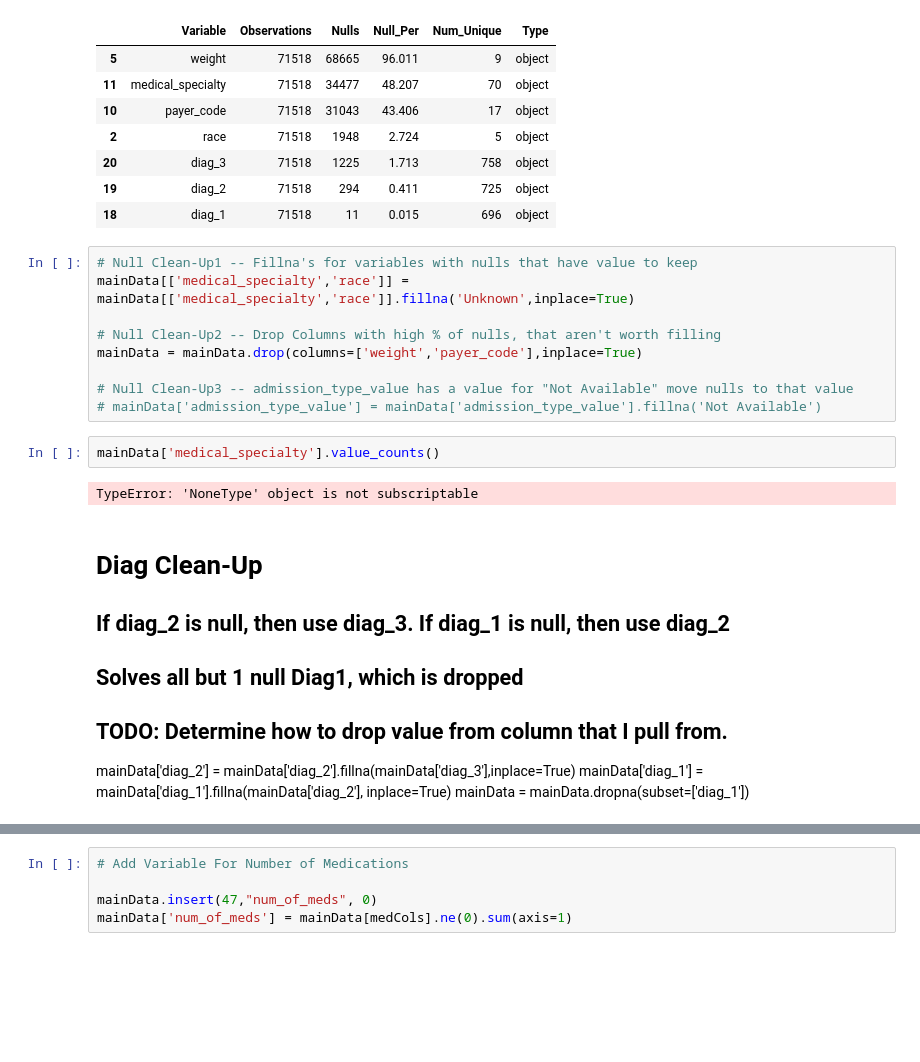
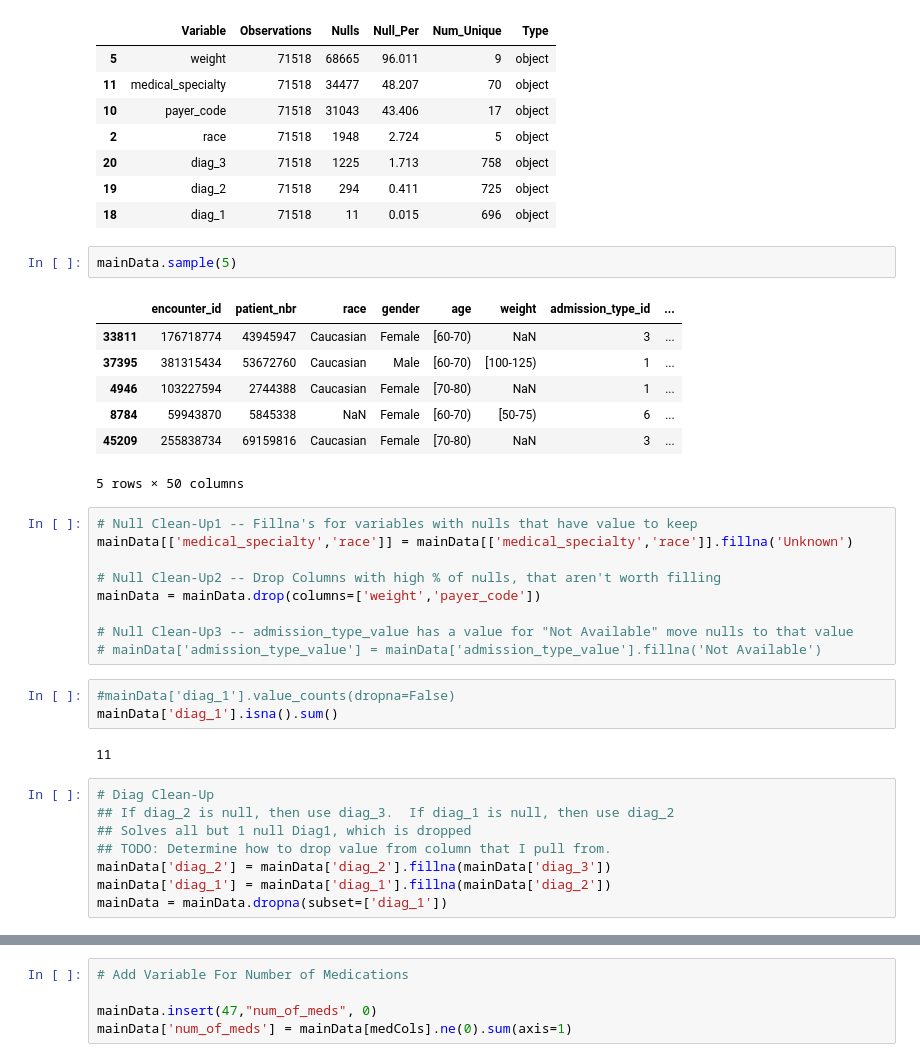
Before and after one commit to bcullinan32/ML_Course, a Jupyter notebook: Class-Data-Clean-Up.ipynb, the cells around one changed output, grey strips where cells are left out. Cells and saved outputs as stored; diff of their text form; blank space fills up the shorter version.

Commit message:
resolved bug causing NoneType error

```diff
--- a/Class-Data-Clean-Up.ipynb
+++ b/Class-Data-Clean-Up.ipynb
@@ -271,25 +268,36 @@ Count of Variables with null : 7
 | 20 | diag_3 | 71518 | 1225 | 1.713 | 758 | object |
 | 19 | diag_2 | 71518 | 294 | 0.411 | 725 | object |
 | 18 | diag_1 | 71518 | 11 | 0.015 | 696 | object |
+# %%
+mainData.sample(5)
+# %% [output]
+|  | encounter_id | patient_nbr | race | gender | age | weight | admission_type_id | ... |
+| 33811 | 176718774 | 43945947 | Caucasian | Female | [60-70) | NaN | 3 | ... |
+| 37395 | 381315434 | 53672760 | Caucasian | Male | [60-70) | [100-125) | 1 | ... |
+| 4946 | 103227594 | 2744388 | Caucasian | Female | [70-80) | NaN | 1 | ... |
+| 8784 | 59943870 | 5845338 | NaN | Female | [60-70) | [50-75) | 6 | ... |
+| 45209 | 255838734 | 69159816 | Caucasian | Female | [70-80) | NaN | 3 | ... |
+5 rows × 50 columns
 # %%
 # Null Clean-Up1 -- Fillna's for variables with nulls that have value to keep
-mainData[['medical_specialty','race']] = mainData[['medical_specialty','race']].fillna('Unknown',inplace=True)
+mainData[['medical_specialty','race']] = mainData[['medical_specialty','race']].fillna('Unknown')
 
 # Null Clean-Up2 -- Drop Columns with high % of nulls, that aren't worth filling
-mainData = mainData.drop(columns=['weight','payer_code'],inplace=True)
+mainData = mainData.drop(columns=['weight','payer_code'])
 
 # Null Clean-Up3 -- admission_type_value has a value for "Not Available" move nulls to that value
 # mainData['admission_type_value'] = mainData['admission_type_value'].fillna('Not Available')
-# %%
-mainData['medical_specialty'].value_counts()
-# %% [output]
-TypeError: 'NoneType' object is not subscriptable
-# %% [markdown]
-# Diag Clean-Up
-## If diag_2 is null, then use diag_3.  If diag_1 is null, then use diag_2
-## Solves all but 1 null Diag1, which is dropped
-## TODO: Determine how to drop value from column that I pull from.
-mainData['diag_2'] = mainData['diag_2'].fillna(mainData['diag_3'],inplace=True)
-mainData['diag_1'] = mainData['diag_1'].fillna(mainData['diag_2'], inplace=True)
-mainData = mainData.dropna(subset=['diag_1'])
+# %%
+#mainData['diag_1'].value_counts(dropna=False)
+mainData['diag_1'].isna().sum()
+# %% [output]
+11
+# %%
+# Diag Clean-Up
+## If diag_2 is null, then use diag_3.  If diag_1 is null, then use diag_2
+## Solves all but 1 null Diag1, which is dropped
+## TODO: Determine how to drop value from column that I pull from.
+mainData['diag_2'] = mainData['diag_2'].fillna(mainData['diag_3'])
+mainData['diag_1'] = mainData['diag_1'].fillna(mainData['diag_2'])
+mainData = mainData.dropna(subset=['diag_1'])
 # %%
```
Also changed, not shown: parts of 13 cells of this notebook.
